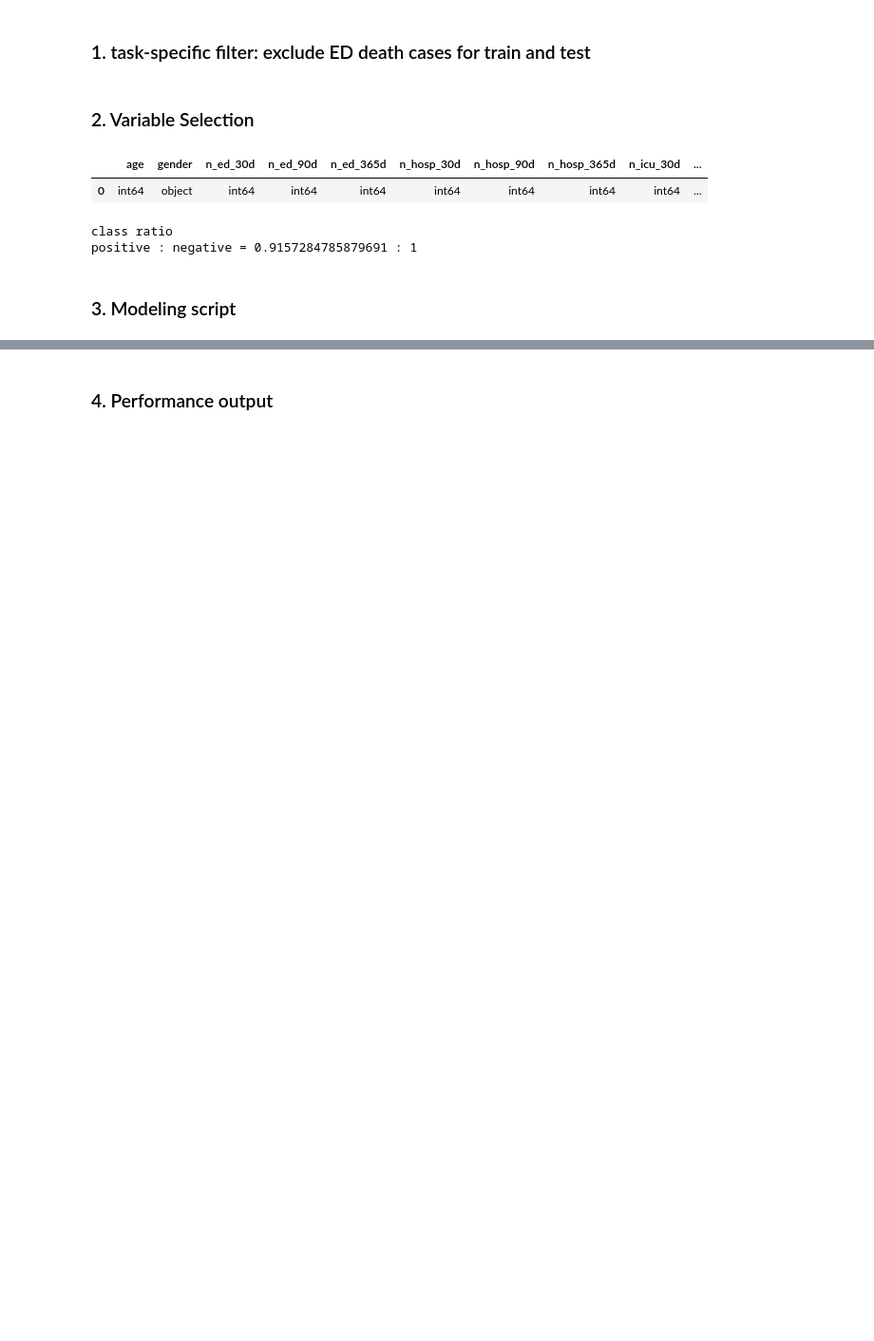
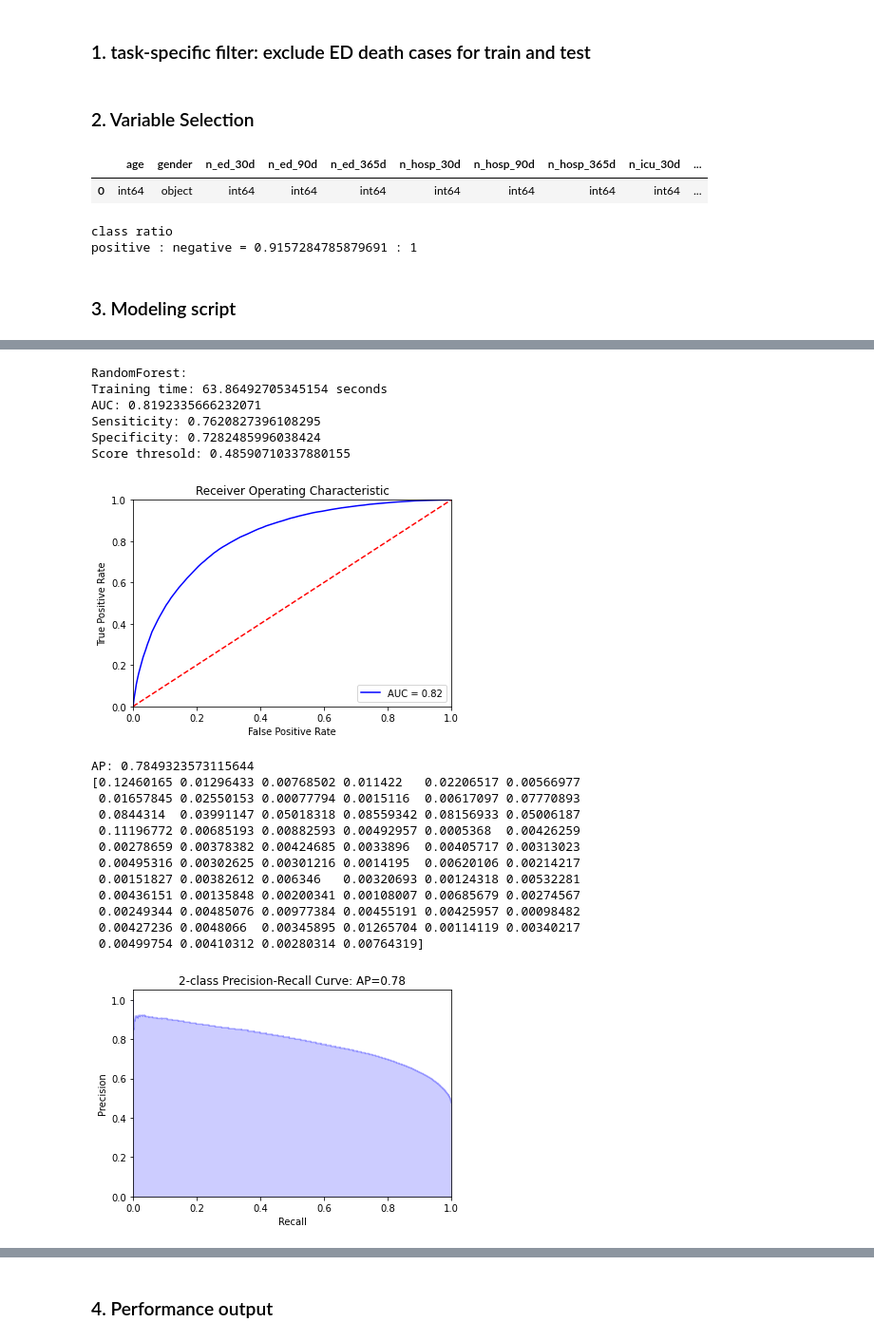
Before and after one commit to nliulab/mimic4ed-benchmark, a Jupyter notebook: Benchmark_scripts/Model_hospitalization_triage.ipynb, the cells around one changed output, grey strips where cells are left out. Shown: that part at 95% size. Cells and saved outputs as stored; diff of their text form; code cells hidden in the pictures; blank space fills up the shorter version.

```diff
--- a/Benchmark_scripts/Model_hospitalization_triage.ipynb
+++ b/Benchmark_scripts/Model_hospitalization_triage.ipynb
@@ -15,7 +15,8 @@ from helpers import PlotROCCurve
 from sklearn.preprocessing import LabelEncoder
 import time
 
-path = 'C:/Users/XFE/Documents/mimic4ed-benchmark/data_processed/'
+#path = 'C:/Users/XFE/Documents/mimic4ed-benchmark/data_processed/'
+path = '/home/jun/data/MIMIC/mimiciv/1.0/processed'
 df_train = pd.read_csv((os.path.join(path, 'train.csv')))
 df_test = pd.read_csv((os.path.join(path, 'test.csv')))
 # %%
@@ -97,0 +135,32 @@ PlotROCCurve(logreg.predict_proba(X_test)[:,1],y_test)
+# %%
+print("RandomForest:")
+from sklearn.ensemble import RandomForestClassifier
+rf= RandomForestClassifier()
+start = time.time()
+rf.fit(X_train,y_train)
+end = time.time()
+print('Training time:', end - start, 'seconds')
+PlotROCCurve(rf.predict_proba(X_test)[:,1],y_test)
+importances = rf.feature_importances_
+print(importances)
+# %% [output]
+RandomForest:
+Training time: 63.86492705345154 seconds
+AUC: 0.8192335666232071
+Sensiticity: 0.7620827396108295
+Specificity: 0.7282485996038424
+Score thresold: 0.48590710337880155
+[figure, added]
+AP: 0.7849323573115644
+[0.12460165 0.01296433 0.00768502 0.011422   0.02206517 0.00566977
+ 0.01657845 0.02550153 0.00077794 0.0015116  0.00617097 0.07770893
+ 0.0844314  0.03991147 0.05018318 0.08559342 0.08156933 0.05006187
+ 0.11196772 0.00685193 0.00882593 0.00492957 0.0005368  0.00426259
+ 0.00278659 0.00378382 0.00424685 0.0033896  0.00405717 0.00313023
+ 0.00495316 0.00302625 0.00301216 0.0014195  0.00620106 0.00214217
+ 0.00151827 0.00382612 0.006346   0.00320693 0.00124318 0.00532281
+ 0.00436151 0.00135848 0.00200341 0.00108007 0.00685679 0.00274567
+ 0.00249344 0.00485076 0.00977384 0.00455191 0.00425957 0.00098482
+ 0.00427236 0.0048066  0.00345895 0.01265704 0.00114119 0.00340217
+ 0.00499754 0.00410312 0.00280314 0.00764319]
+[figure, added]
```
Also changed, not shown: parts of 9 cells of this notebook, 2 other files.
